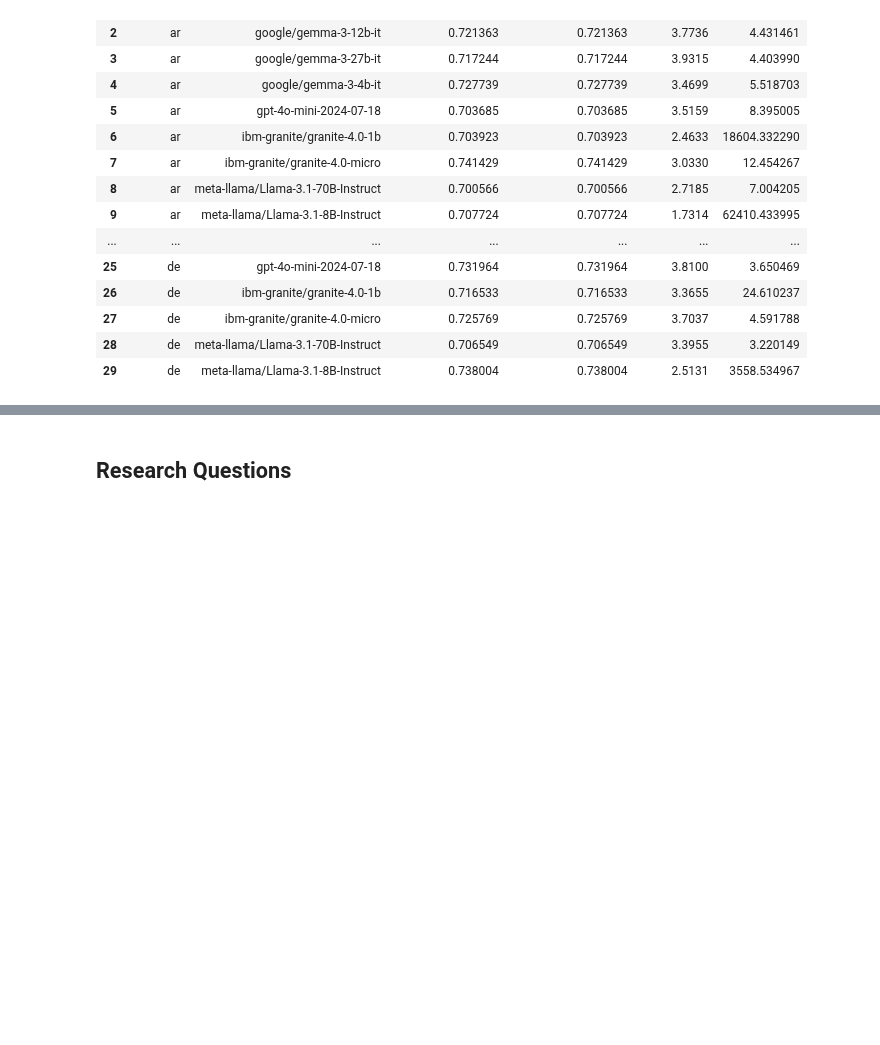
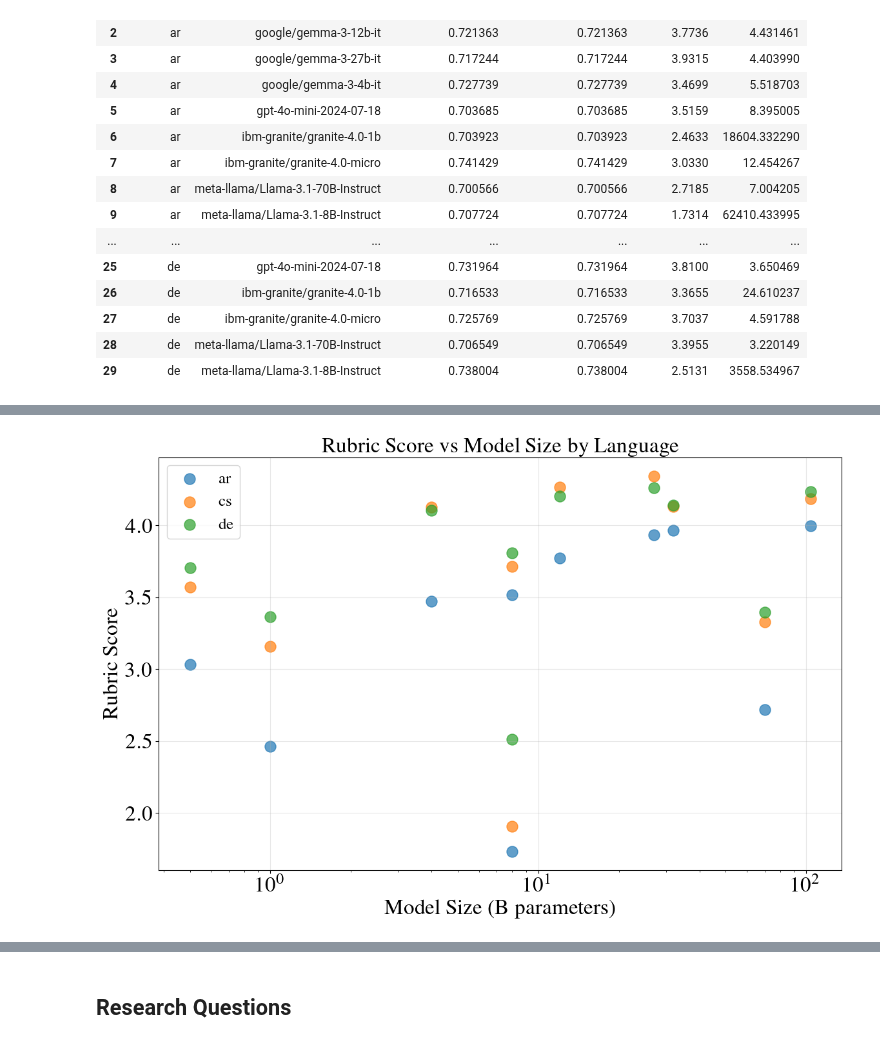
Before and after one commit to ljvmiranda921/polyglot-teachers, a Jupyter notebook: notebooks/2025-11-24-data-quality-metrics/visualize_quality_metrics.ipynb, the cells around one changed output, grey strips where cells are left out. Drawn from its saved outputs; the diff is of its cells as text; code cells hidden in the pictures; blank space fills up the shorter version.

```diff
--- a/notebooks/2025-11-24-data-quality-metrics/visualize_quality_metrics.ipynb
+++ b/notebooks/2025-11-24-data-quality-metrics/visualize_quality_metrics.ipynb
@@ -201,0 +206,17 @@ Recomputing perplexity values...
+# %%
+import sys
+
+sys.path.append("../../scripts")
+from utils.constants import MODEL_INFORMATION
+
+# Convert to DataFrame for easy merging
+model_info_df = pd.DataFrame([m.model_dump() for m in MODEL_INFORMATION])
+
+# Merge with our metrics data
+df_with_size = df.merge(model_info_df, left_on="model", right_on="name", how="left")
+
+# Create figures directory if it doesn't exist
+figures_dir = Path("./figures")
+figures_dir.mkdir(exist_ok=True)
+
+df_with_size
@@ -201,0 +241,28 @@ Recomputing perplexity values...
+# %%
+# Plot 1: Rubric Score vs Model Size
+fig, ax = plt.subplots(figsize=(12, 8))
+
+for lang in df_with_size["language"].unique():
+    lang_data = df_with_size[df_with_size["language"] == lang]
+    ax.scatter(
+        lang_data["parameter_size"],
+        lang_data["rubric_score"],
+        label=lang,
+        s=150,
+        alpha=0.7,
+    )
+
+ax.set_xlabel("Model Size (B parameters)")
+ax.set_ylabel("Rubric Score")
+ax.set_title("Rubric Score vs Model Size by Language")
+ax.set_xscale("log")
+ax.legend()
+ax.grid(True, alpha=0.3)
+
+plt.tight_layout()
+plt.savefig(
+    figures_dir / "rubric_score_vs_model_size.png", dpi=300, bbox_inches="tight"
+)
+plt.show()
+# %% [output]
+[figure, added]
```
Also changed, not shown: parts of 7 cells of this notebook, 5 other files.
